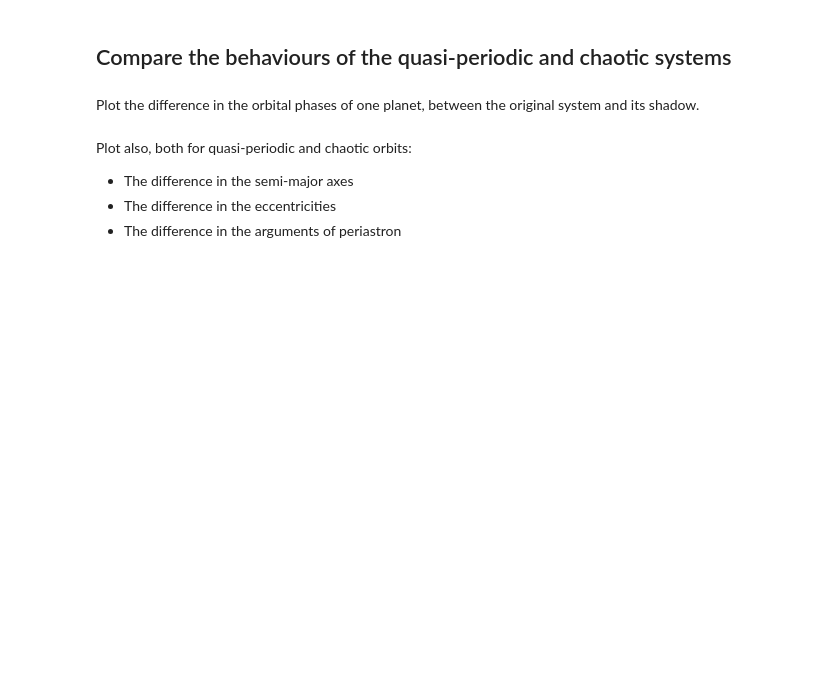
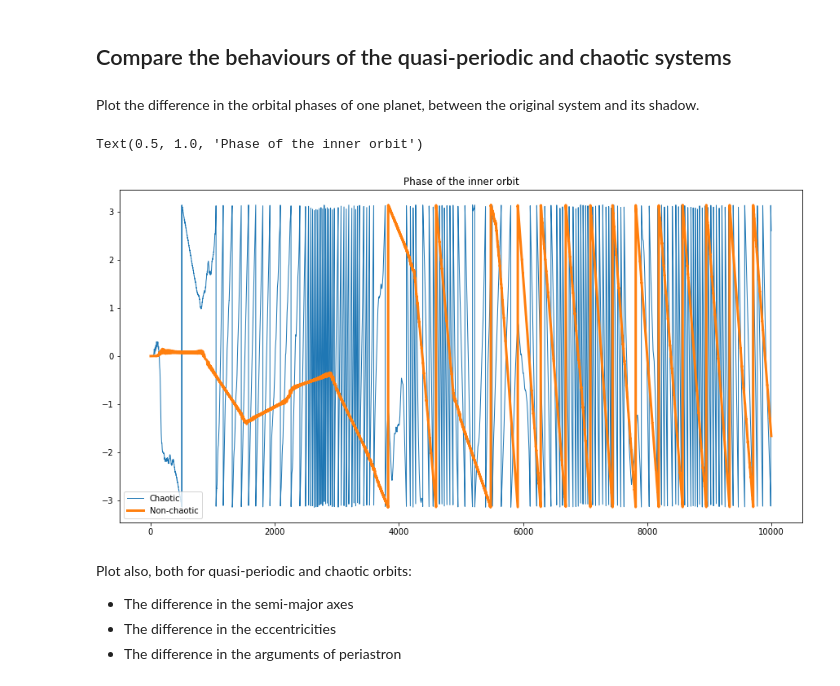
Before and after one commit to Jayshil/planetary-dynamics, a Jupyter notebook: Chaos_in_numerical_simulations.ipynb, the cells around one changed output. Drawn from its saved outputs; the diff is of its cells as text; code cells hidden in the pictures; blank space fills up the shorter version.

```diff
--- a/Chaos_in_numerical_simulations.ipynb
+++ b/Chaos_in_numerical_simulations.ipynb
@@ -287,17 +287,23 @@ Plot the difference in the orbital phases of one planet, between the original sy
 # %%
 t = np.genfromtxt('Chaos_Original.dat',usecols=(0))
 x1 = np.genfromtxt('Chaos_Original.dat',usecols=(1))
 x2 = np.genfromtxt('Chaos_Shadow.dat',usecols=(1))
 
 Delta_Chaos = (x2 - x1 + math.pi) % (2*math.pi) - math.pi
 
 x1 = np.genfromtxt('NoChaos_Original.dat',usecols=(1))
 x2 = np.genfromtxt('NoChaos_Shadow.dat',usecols=(1))
 
 Delta_NoChaos = (x2 - x1 + math.pi) % (2*math.pi) - math.pi
 
-plt.plot(t, Delta_Chaos, lw=0.7) # Look also at the log scale in time
-plt.plot(t,Delta_NoChaos, lw=0.7) # Look also at the log scale in time
+plt.figure(figsize=(15,7.5))
+plt.plot(t, Delta_Chaos, lw=1, label='Chaotic') # Look also at the log scale in time
+plt.plot(t,Delta_NoChaos, lw=3, label='Non-chaotic') # Look also at the log scale in time
+plt.legend(loc='best')
+plt.title('Phase of the inner orbit')
+# %% [output]
+Text(0.5, 1.0, 'Phase of the inner orbit')
+[figure, added]
 # %% [markdown]
 Plot also, both for quasi-periodic and chaotic orbits:
 + The difference in the semi-major axes
```
Also changed, not shown: parts of 3 cells of this notebook.
